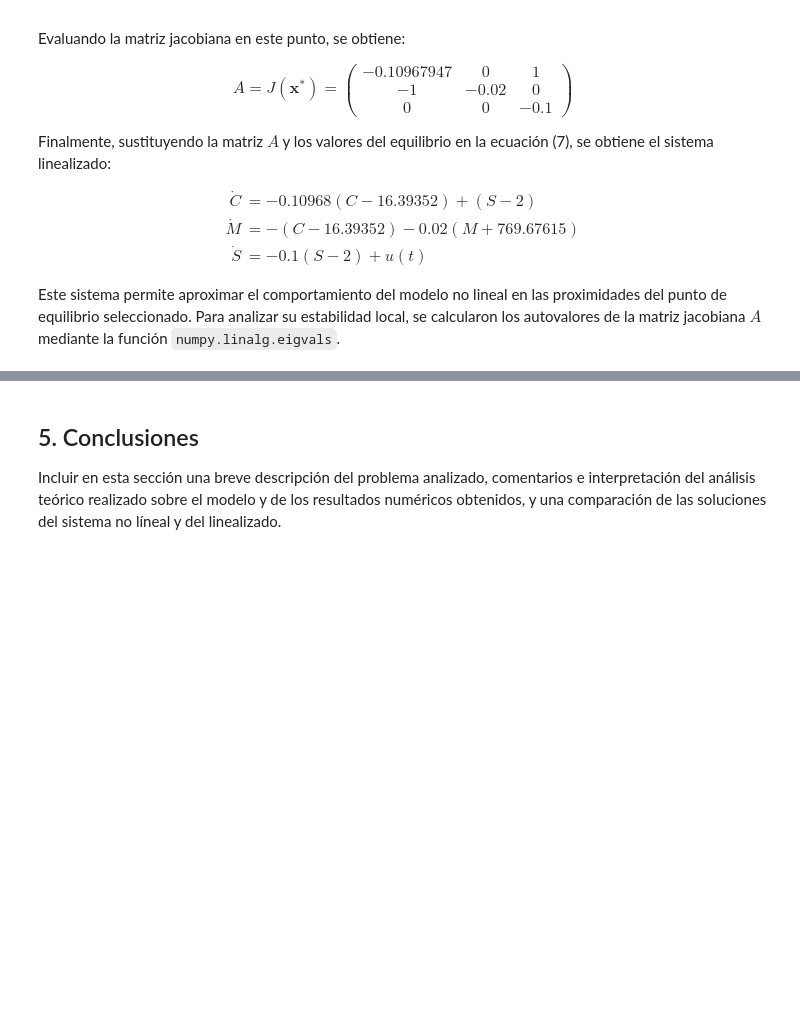
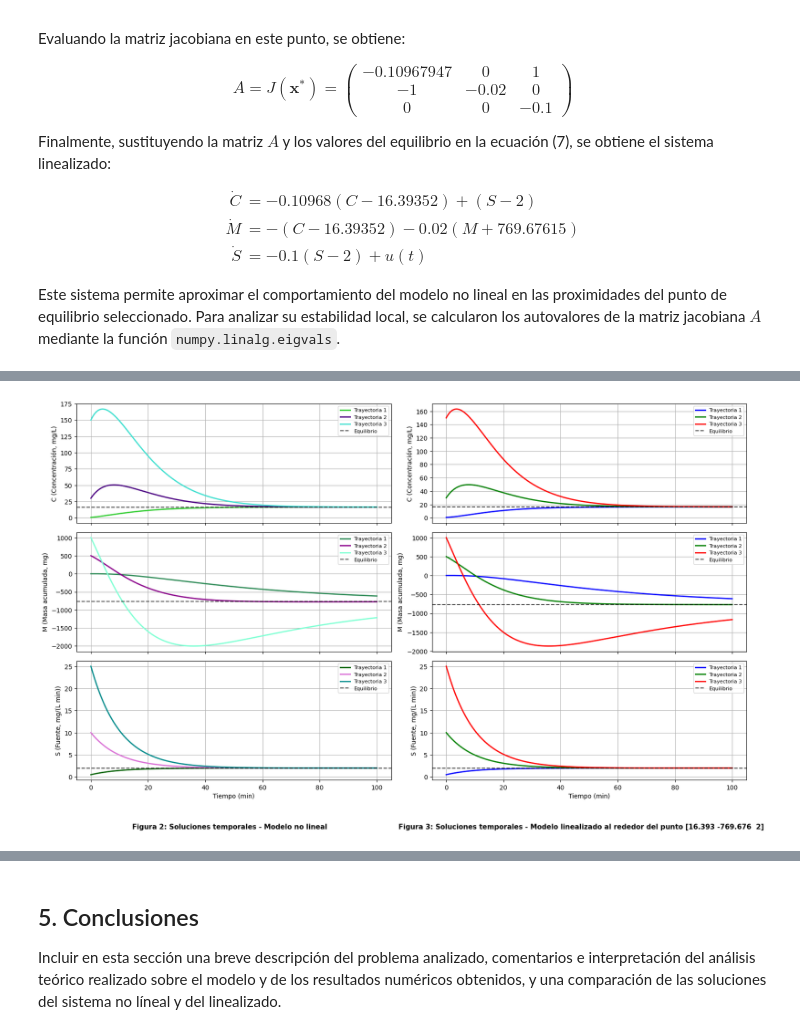
Before and after one commit to AugustoOjeda/Grupo_8_ModelosySistemas, a Jupyter notebook: MyS_Trabajo_Final_Jupyter.ipynb, the cells around one changed output, grey strips where cells are left out. Drawn from its saved outputs; the diff is of its cells as text; code cells hidden in the pictures; blank space fills up the shorter version.

```diff
--- a/MyS_Trabajo_Final_Jupyter.ipynb
+++ b/MyS_Trabajo_Final_Jupyter.ipynb
@@ -326,0 +618,98 @@ Las figuras y tablas, si las hubiera, deben estar numeradas de manera consecutiv
+# %%
+# ==========================================
+# COMPARACIÓN DE SOLUCIONES TEMPORALES
+# Modelo no lineal vs modelo linealizado
+# ==========================================
+
+fig, axes = plt.subplots(3, 2, figsize=(16, 10), sharex='col')
+
+# ------------------------------
+# COLUMNA IZQUIERDA: NO LINEAL
+# ------------------------------
+
+# C(t)
+axes[0, 0].plot(sol.t,  sol.y[0],  label='Trayectoria 1', color='limegreen', linewidth=2)
+axes[0, 0].plot(sol2.t, sol2.y[0], label='Trayectoria 2', color='indigo', linewidth=2)
+axes[0, 0].plot(sol3.t, sol3.y[0], label='Trayectoria 3', color='turquoise', linewidth=2)
+axes[0, 0].axhline(Solucion_1.x[0], color='k', linestyle='--', alpha=0.7, label='Equilibrio')
+axes[0, 0].set_ylabel('C (Concentración, mg/L)')
+axes[0, 0].grid(True)
+axes[0, 0].legend(fontsize=8)
+
+# M(t)
+axes[1, 0].plot(sol.t,  sol.y[1],  label='Trayectoria 1', color='seagreen', linewidth=2)
+axes[1, 0].plot(sol2.t, sol2.y[1], label='Trayectoria 2', color='darkmagenta', linewidth=2)
+axes[1, 0].plot(sol3.t, sol3.y[1], label='Trayectoria 3', color='aquamarine', linewidth=2)
+axes[1, 0].axhline(Solucion_1.x[1], color='k', linestyle='--', alpha=0.7, label='Equilibrio')
+axes[1, 0].set_ylabel('M (Masa acumulada, mg)')
+axes[1, 0].grid(True)
+axes[1, 0].legend(fontsize=8)
+
+# S(t)
+axes[2, 0].plot(sol.t,  sol.y[2],  label='Trayectoria 1', color='darkgreen', linewidth=2)
+axes[2, 0].plot(sol2.t, sol2.y[2], label='Trayectoria 2', color='orchid', linewidth=2)
+axes[2, 0].plot(sol3.t, sol3.y[2], label='Trayectoria 3', color='darkcyan', linewidth=2)
+axes[2, 0].axhline(Solucion_1.x[2], color='k', linestyle='--', alpha=0.7, label='Equilibrio')
+axes[2, 0].set_xlabel('Tiempo (min)')
+axes[2, 0].set_ylabel('S (Fuente, mg/(L min))')
+axes[2, 0].grid(True)
+axes[2, 0].legend(fontsize=8)
+
+# ------------------------------
+# COLUMNA DERECHA: LINEALIZADO
+# ------------------------------
+
+# C(t)
+axes[0, 1].plot(t, sol1_lin.y[0], label='Trayectoria 1', color='b', linewidth=2)
+axes[0, 1].plot(t, sol2_lin.y[0], label='Trayectoria 2', color='g', linewidth=2)
+axes[0, 1].plot(t, sol3_lin.y[0], label='Trayectoria 3', color='r', linewidth=2)
+axes[0, 1].axhline(X_eq[0], color='k', linestyle='--', alpha=0.7, label='Equilibrio')
+axes[0, 1].set_ylabel('C (Concentración, mg/L)')
+axes[0, 1].grid(True)
+axes[0, 1].legend(fontsize=8)
+
+# M(t)
+axes[1, 1].plot(t, sol1_lin.y[1], label='Trayectoria 1', color='b', linewidth=2)
+axes[1, 1].plot(t, sol2_lin.y[1], label='Trayectoria 2', color='g', linewidth=2)
+axes[1, 1].plot(t, sol3_lin.y[1], label='Trayectoria 3', color='r', linewidth=2)
+axes[1, 1].axhline(X_eq[1], color='k', linestyle='--', alpha=0.7, label='Equilibrio')
+axes[1, 1].set_ylabel('M (Masa acumulada, mg)')
+axes[1, 1].grid(True)
+axes[1, 1].legend(fontsize=8)
+
+# S(t)
+axes[2, 1].plot(t, sol1_lin.y[2], label='Trayectoria 1', color='b', linewidth=2)
+axes[2, 1].plot(t, sol2_lin.y[2], label='Trayectoria 2', color='g', linewidth=2)
+axes[2, 1].plot(t, sol3_lin.y[2], label='Trayectoria 3', color='r', linewidth=2)
+axes[2, 1].axhline(X_eq[2], color='k', linestyle='--', alpha=0.7, label='Equilibrio')
+axes[2, 1].set_xlabel('Tiempo (min)')
+axes[2, 1].set_ylabel('S (Fuente, mg/(L min))')
+axes[2, 1].grid(True)
+axes[2, 1].legend(fontsize=8)
+
+plt.tight_layout()
+fig.subplots_adjust(bottom=0.14)
+
+# Título debajo de la columna izquierda
+fig.text(
+    0.27, 0.035,
+    'Figura 2: Soluciones temporales - Modelo no lineal',
+    ha='center',
+    va='center',
+    fontsize=11,
+    fontweight='bold'
+)
+
+# Título debajo de la columna derecha
+fig.text(
+    0.76, 0.035,
+    'Figura 3: Soluciones temporales - Modelo linealizado al rededor del punto [16.393 -769.676  2]',
+    ha='center',
+    va='center',
+    fontsize=11,
+    fontweight='bold'
+)
+
+plt.show()
+# %% [output]
+[figure, added]
```
Also changed, not shown: parts of 12 cells of this notebook, 4 other files.
